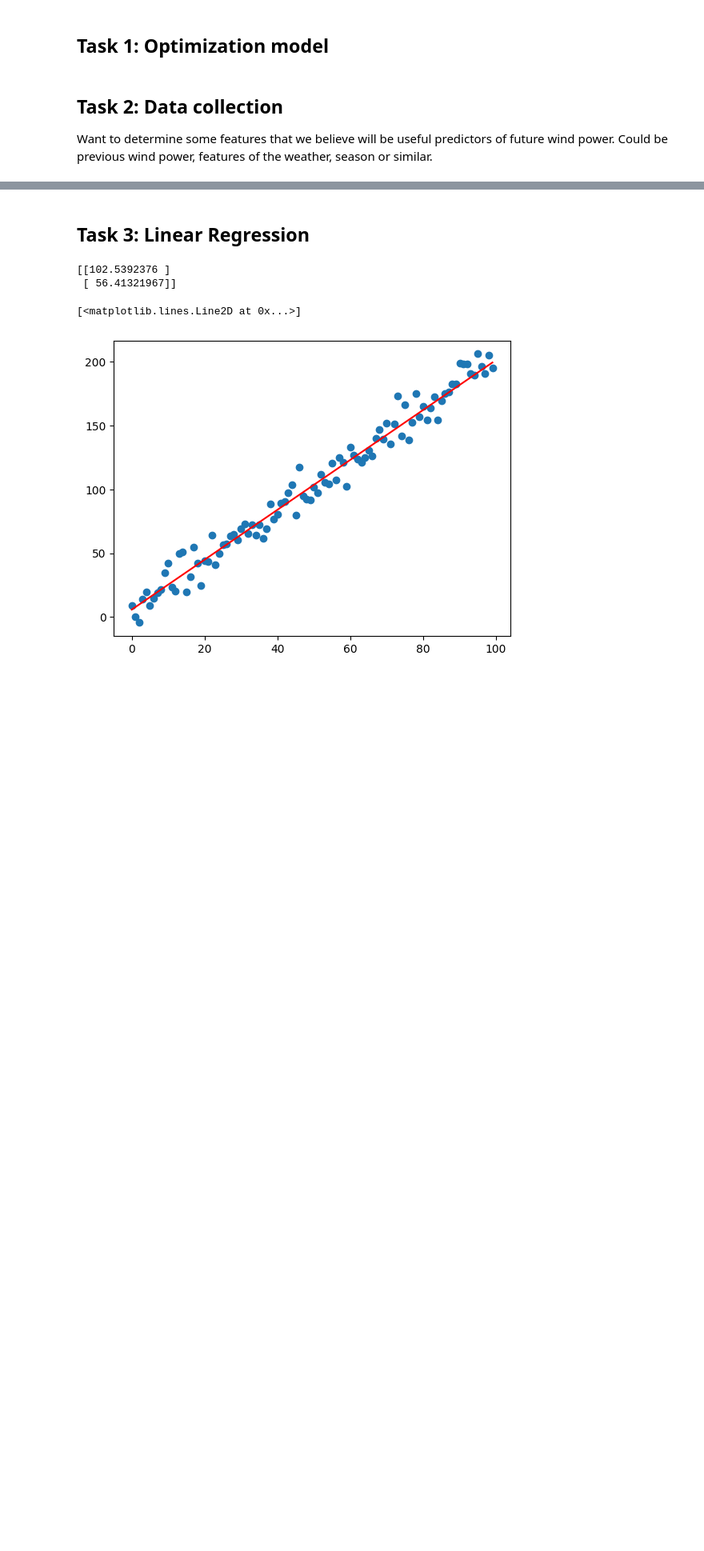
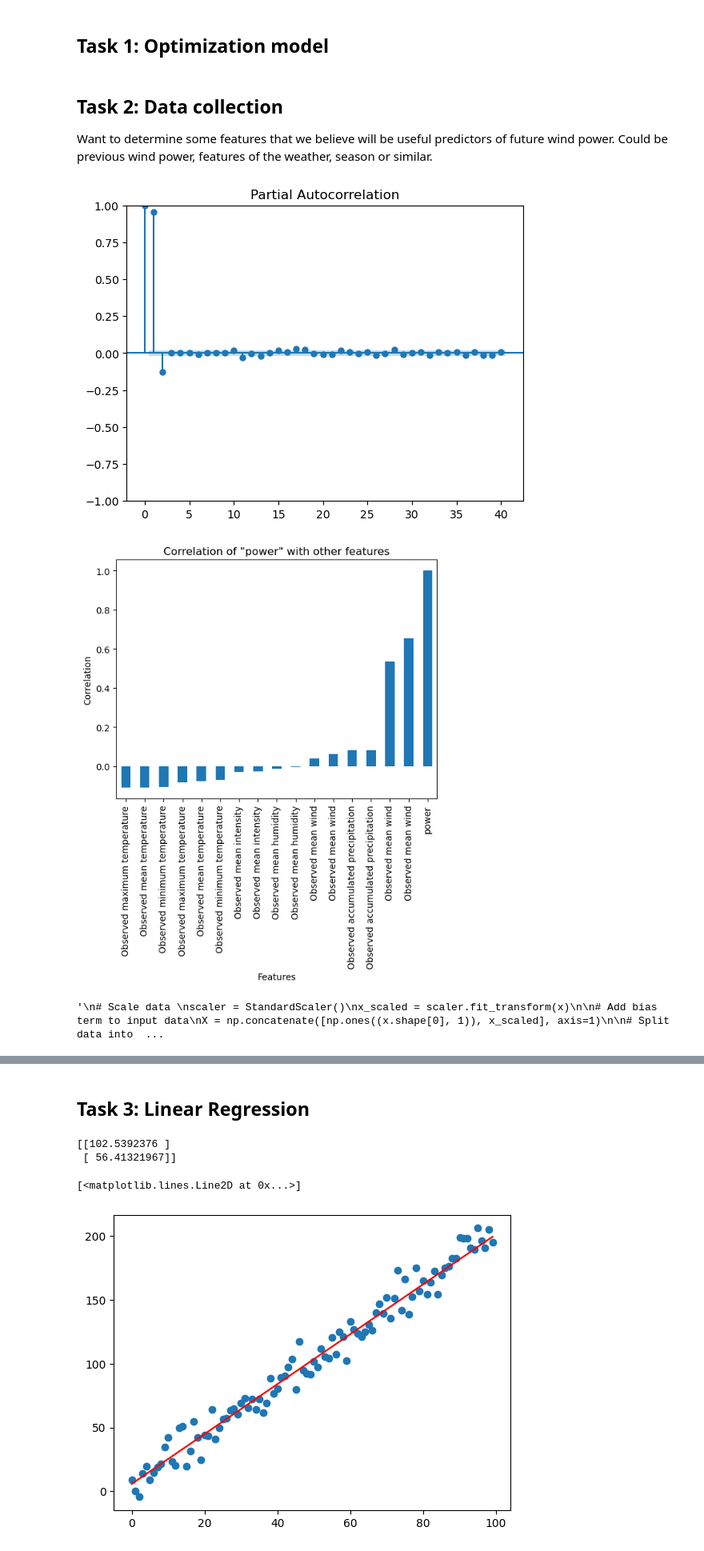
Before and after one commit to JacobSkaarup/46765_assignment1, a Jupyter notebook: main.ipynb, the cells around one changed output, grey strips where cells are left out. Shown at 80% size. Drawn from its saved outputs; the diff is of its cells as text; code cells hidden in the pictures; blank space fills up the shorter version.

Commit message:
Added guide for data import, cleaned up experimental code and created plots for correlation

```diff
--- a/main.ipynb
+++ b/main.ipynb
@@ -13 +53,22 @@ Want to determine some features that we believe will be useful predictors of fut
+# %%
+# Check autorrelation of power production
+tsaplots.plot_pacf(production)
+plt.show()
+
+# Check correlation between features
+data = pd.merge(production, weather, left_index=True, right_index=True)
+
+# Shorten the column names to first three words
+data.columns = data.columns.str.split().str[:3].str.join(' ')
+
+data.corr().iloc[:, 0].sort_values().plot(kind='bar')
+plt.title('Correlation of "power" with other features')
+plt.xlabel('Features')
+plt.ylabel('Correlation')
+plt.xticks(rotation=90)
+plt.show()
+# %% [output]
+[figure, added]
+[figure, added]
+'\n# Scale data \nscaler = StandardScaler()\nx_scaled = scaler.fit_transform(x)\n\n# Add bias term to input data\nX = np.concatenate([np.ones((x.shape[0], 1)), x_scaled], axis=1)\n\n# Split data into  ...
 # %%
```
Also changed, not shown: parts of 7 cells of this notebook.
